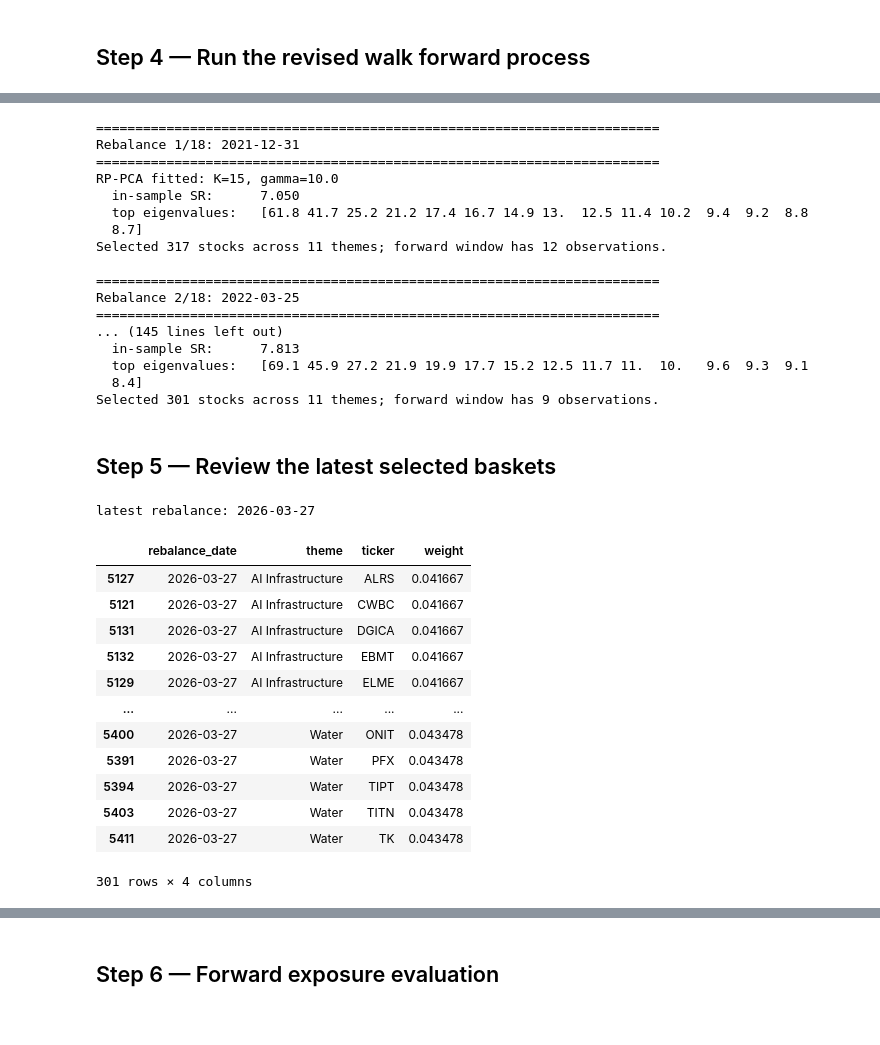
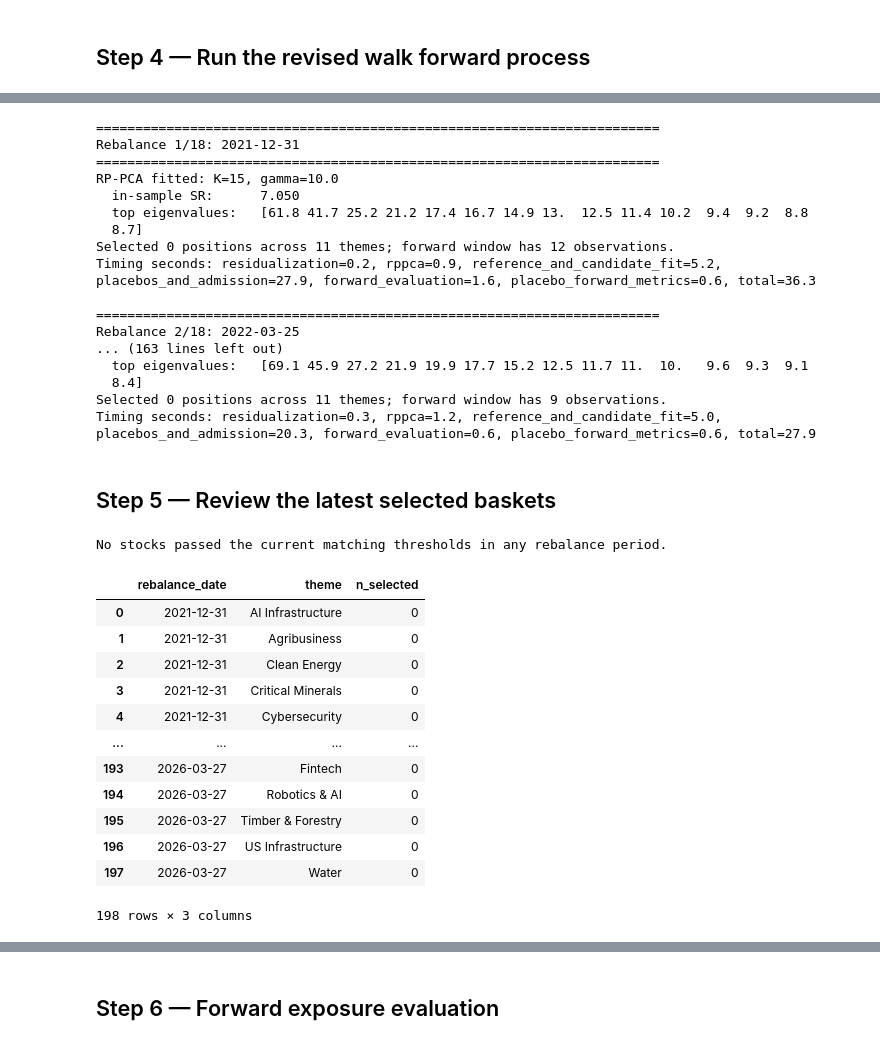
Before and after one commit to AA-mini/ThemeCloner2, a Jupyter notebook: ThemeCloner_V2_WalkForward_revised.ipynb, the cells around one changed output, grey strips where cells are left out. Saved outputs shown, nothing was run; the diff lists cells and outputs as text; code cells hidden in the pictures.

```diff
--- a/ThemeCloner_V2_WalkForward_revised.ipynb
+++ b/ThemeCloner_V2_WalkForward_revised.ipynb
@@ -219,7 +243,7 @@ results = run_point_in_time_backtest(
     etf_returns_raw=etf_returns,
     target_returns_raw=tgt_returns,
     factor_returns=ff_factors,
-    etf_config=themes_config,          # discovery themes only
+    etf_config=themes_config,
     rebalance_dates=rebalance_dates,
     K=K,
     gamma=GAMMA,
@@ -230,8 +254,10 @@ results = run_point_in_time_backtest(
     min_train_obs=MIN_TRAIN_OBS,
     min_train_coverage=MIN_TRAIN_COVERAGE,
     n_placebos=N_PLACEBOS,
-    placebo_admission_quantile=PLACEBO_ADMISSION_QUANTILE,
+    placebo_pvalue_max=PLACEBO_PVALUE_MAX,
+    placebo_use_fdr=PLACEBO_USE_FDR,
     random_state=RANDOM_STATE,
+    n_jobs=N_JOBS,
     verbose=True,
 )
 # %% [output]
@@ -242,39 +268,65 @@ RP-PCA fitted: K=15, gamma=10.0
   in-sample SR:      7.050
   top eigenvalues:   [61.8 41.7 25.2 21.2 17.4 16.7 14.9 13.  12.5 11.4 10.2  9.4  9.2  8.8
   8.7]
-Selected 317 stocks across 11 themes; forward window has 12 observations.
+Selected 0 positions across 11 themes; forward window has 12 observations.
+Timing seconds: residualization=0.2, rppca=0.9, reference_and_candidate_fit=5.2, placebos_and_admission=27.9, forward_evaluation=1.6, placebo_forward_metrics=0.6, total=36.3
 
 ========================================================================
 Rebalance 2/18: 2022-03-25
-========================================================================
-... (145 lines left out)
-  in-sample SR:      7.813
+... (163 lines left out)
   top eigenvalues:   [69.1 45.9 27.2 21.9 19.9 17.7 15.2 12.5 11.7 11.  10.   9.6  9.3  9.1
   8.4]
-Selected 301 stocks across 11 themes; forward window has 9 observations.
+Selected 0 positions across 11 themes; forward window has 9 observations.
+Timing seconds: residualization=0.3, rppca=1.2, reference_and_candidate_fit=5.0, placebos_and_admission=20.3, forward_evaluation=0.6, placebo_forward_metrics=0.6, total=27.9
 # %% [markdown]
 ## Step 5 — Review the latest selected baskets
 # %%
 # -------------------- 5a. Latest baskets --------------------
 from src.matching_v3 import flatten_baskets
 
 basket_history = flatten_baskets(results["period_baskets"])
-latest_date = basket_history["rebalance_date"].max()
-latest_baskets = basket_history.loc[basket_history["rebalance_date"] == latest_date]
-print(f"latest rebalance: {latest_date.date()}")
-latest_baskets.sort_values(["theme", "ticker"])
+
+if basket_history.empty:
+    print(
+        "No stocks passed the current matching thresholds in any rebalance period."
+    )
+
+    # Show how many names passed in each period and theme.
+    selection_counts = pd.DataFrame(
+        [
+            {
+                "rebalance_date": date,
+                "theme": theme,
+                "n_selected": len(basket.get("tickers", [])),
+            }
+            for date, theme_map in results["period_baskets"].items()
+            for theme, basket in theme_map.items()
+        ]
+    )
+
+    display(selection_counts)
+else:
+    latest_date = basket_history["rebalance_date"].max()
+    latest_baskets = basket_history.loc[
+        basket_history["rebalance_date"] == latest_date
+    ]
+
+    print(f"Latest rebalance: {latest_date.date()}")
+    display(
+        latest_baskets.sort_values(["theme", "ticker"])
+    )
 # %% [output]
-latest rebalance: 2026-03-27
+No stocks passed the current matching thresholds in any rebalance period.
-|  | rebalance_date | theme | ticker | weight |
-| 5127 | 2026-03-27 | AI Infrastructure | ALRS | 0.041667 |
-| 5121 | 2026-03-27 | AI Infrastructure | CWBC | 0.041667 |
-| 5131 | 2026-03-27 | AI Infrastructure | DGICA | 0.041667 |
-| 5132 | 2026-03-27 | AI Infrastructure | EBMT | 0.041667 |
-| 5129 | 2026-03-27 | AI Infrastructure | ELME | 0.041667 |
-| ... | ... | ... | ... | ... |
-| 5400 | 2026-03-27 | Water | ONIT | 0.043478 |
-| 5391 | 2026-03-27 | Water | PFX | 0.043478 |
-| 5394 | 2026-03-27 | Water | TIPT | 0.043478 |
-| 5403 | 2026-03-27 | Water | TITN | 0.043478 |
-| 5411 | 2026-03-27 | Water | TK | 0.043478 |
+|  | rebalance_date | theme | n_selected |
+| 0 | 2021-12-31 | AI Infrastructure | 0 |
+| 1 | 2021-12-31 | Agribusiness | 0 |
+| 2 | 2021-12-31 | Clean Energy | 0 |
+| 3 | 2021-12-31 | Critical Minerals | 0 |
+| 4 | 2021-12-31 | Cybersecurity | 0 |
+| ... | ... | ... | ... |
+| 193 | 2026-03-27 | Fintech | 0 |
+| 194 | 2026-03-27 | Robotics & AI | 0 |
+| 195 | 2026-03-27 | Timber & Forestry | 0 |
+| 196 | 2026-03-27 | US Infrastructure | 0 |
+| 197 | 2026-03-27 | Water | 0 |
-301 rows × 4 columns
+198 rows × 3 columns
```
Also changed, not shown: parts of 16 cells of this notebook, 3 other files.
